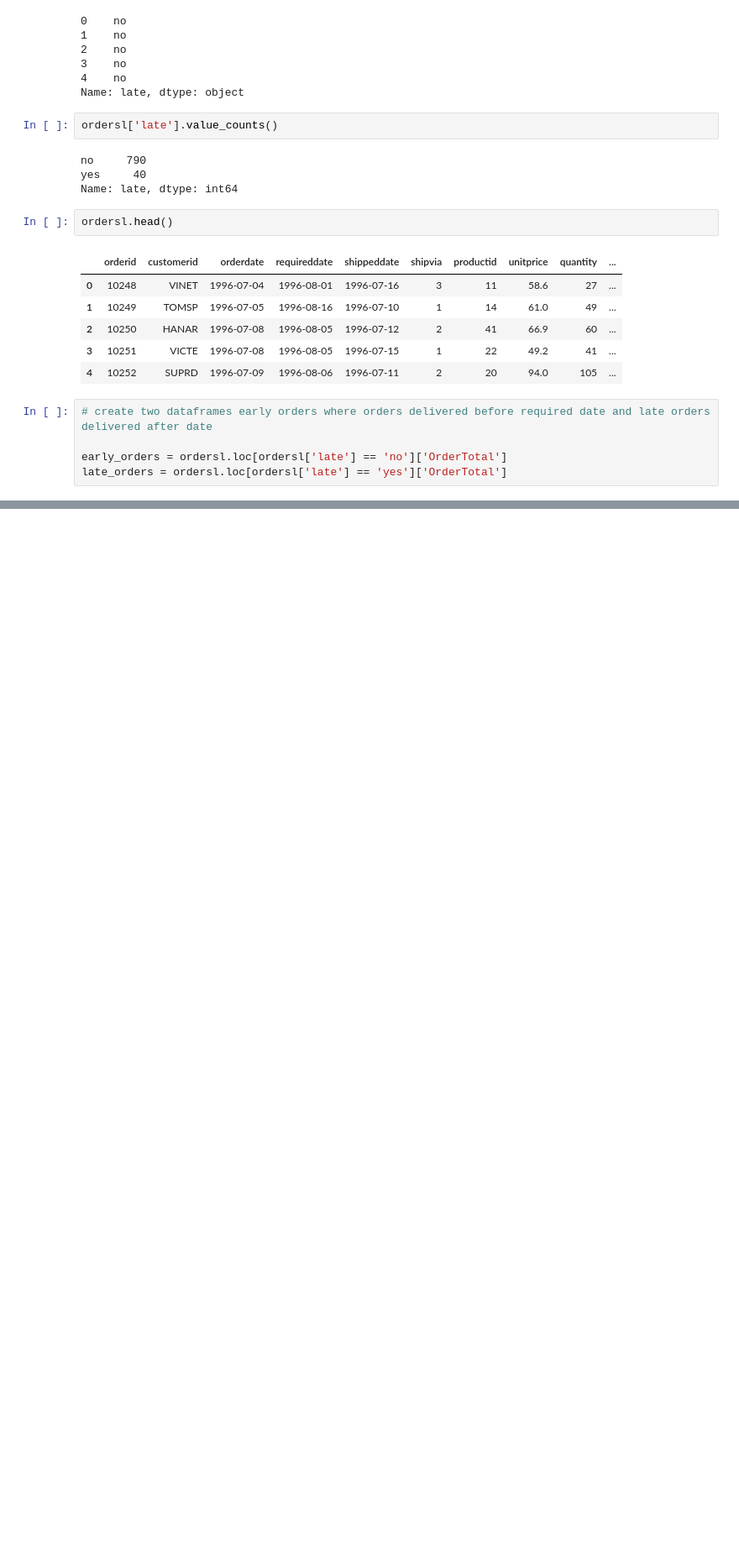
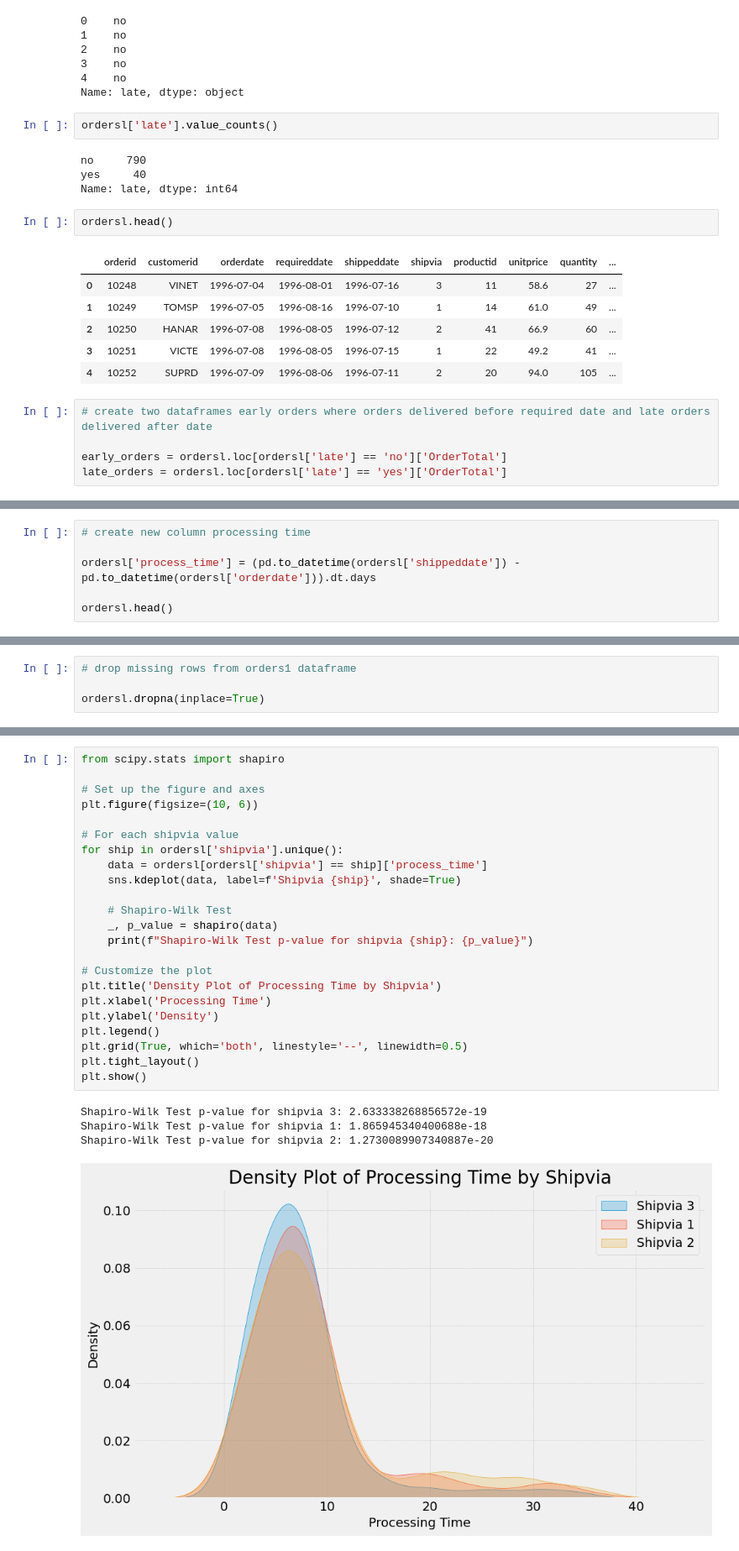
Before and after one commit to nani2357/Statistical-Analysis-on-Northwind-Sample-Database, a Jupyter notebook: Notebooks/hypothesis_testing.ipynb, the cells around one changed output, grey strips where cells are left out. Shown at 84% size. Saved outputs shown, nothing was run; the diff lists cells and outputs as text; blank space fills up the shorter version.

```diff
--- a/Notebooks/hypothesis_testing.ipynb
+++ b/Notebooks/hypothesis_testing.ipynb
@@ -1150,0 +1254,6 @@ late_orders = ordersl.loc[ordersl['late'] == 'yes']['OrderTotal']
+# %%
+# create new column processing time
+
+ordersl['process_time'] = (pd.to_datetime(ordersl['shippeddate']) - pd.to_datetime(ordersl['orderdate'])).dt.days
+
+ordersl.head()
@@ -1150,0 +1287,4 @@ late_orders = ordersl.loc[ordersl['late'] == 'yes']['OrderTotal']
+# %%
+# drop missing rows from orders1 dataframe
+
+ordersl.dropna(inplace=True)
@@ -1150,0 +1303,28 @@ late_orders = ordersl.loc[ordersl['late'] == 'yes']['OrderTotal']
+# %%
+from scipy.stats import shapiro
+
+# Set up the figure and axes
+plt.figure(figsize=(10, 6))
+
+# For each shipvia value
+for ship in ordersl['shipvia'].unique():
+    data = ordersl[ordersl['shipvia'] == ship]['process_time']
+    sns.kdeplot(data, label=f'Shipvia {ship}', shade=True)
+
+    # Shapiro-Wilk Test
+    _, p_value = shapiro(data)
+    print(f"Shapiro-Wilk Test p-value for shipvia {ship}: {p_value}")
+
+# Customize the plot
+plt.title('Density Plot of Processing Time by Shipvia')
+plt.xlabel('Processing Time')
+plt.ylabel('Density')
+plt.legend()
+plt.grid(True, which='both', linestyle='--', linewidth=0.5)
+plt.tight_layout()
+plt.show()
+# %% [output]
+Shapiro-Wilk Test p-value for shipvia 3: 2.633338268856572e-19
+Shapiro-Wilk Test p-value for shipvia 1: 1.865945340400688e-18
+Shapiro-Wilk Test p-value for shipvia 2: 1.2730089907340887e-20
+[figure, added]
```
Also changed, not shown: parts of 24 cells of this notebook.
